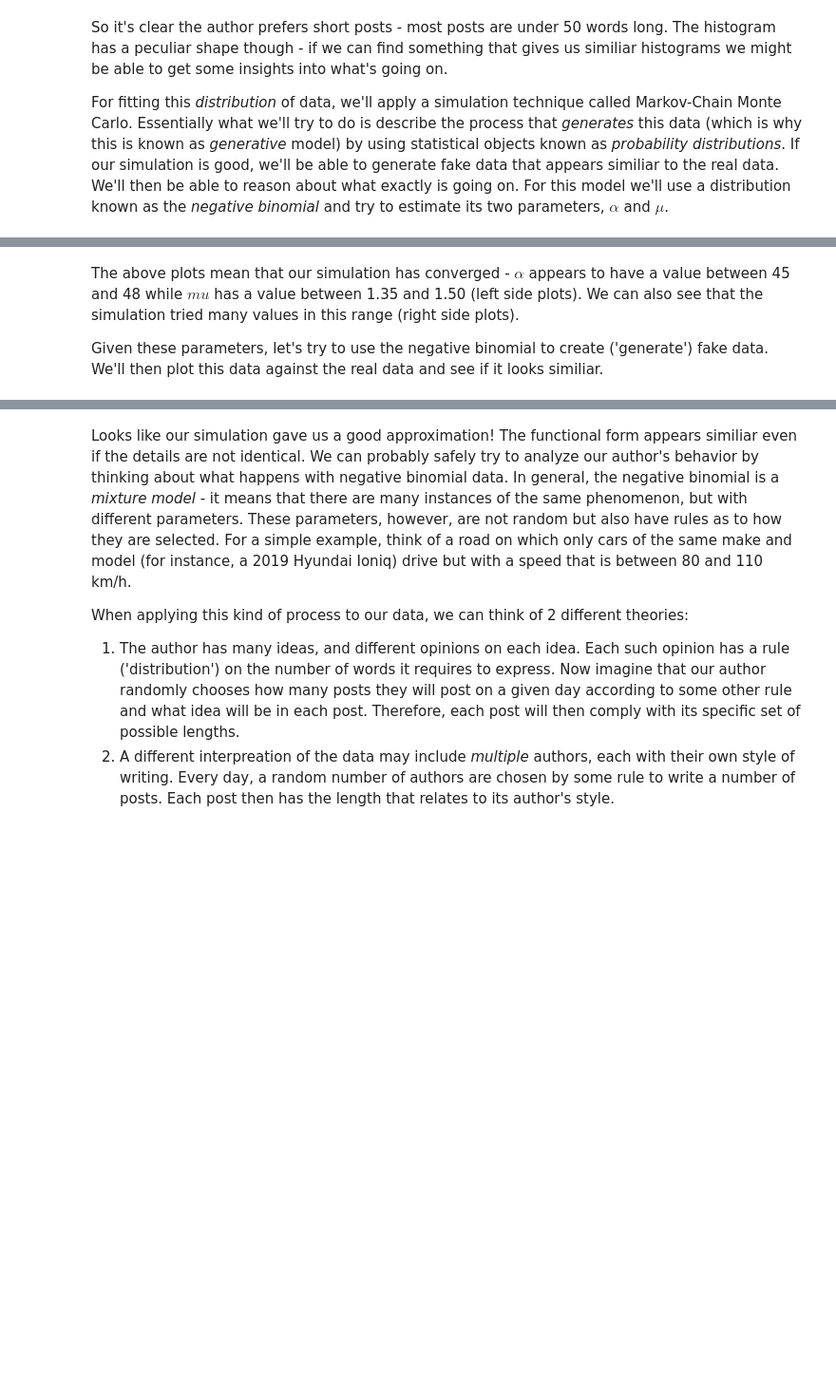
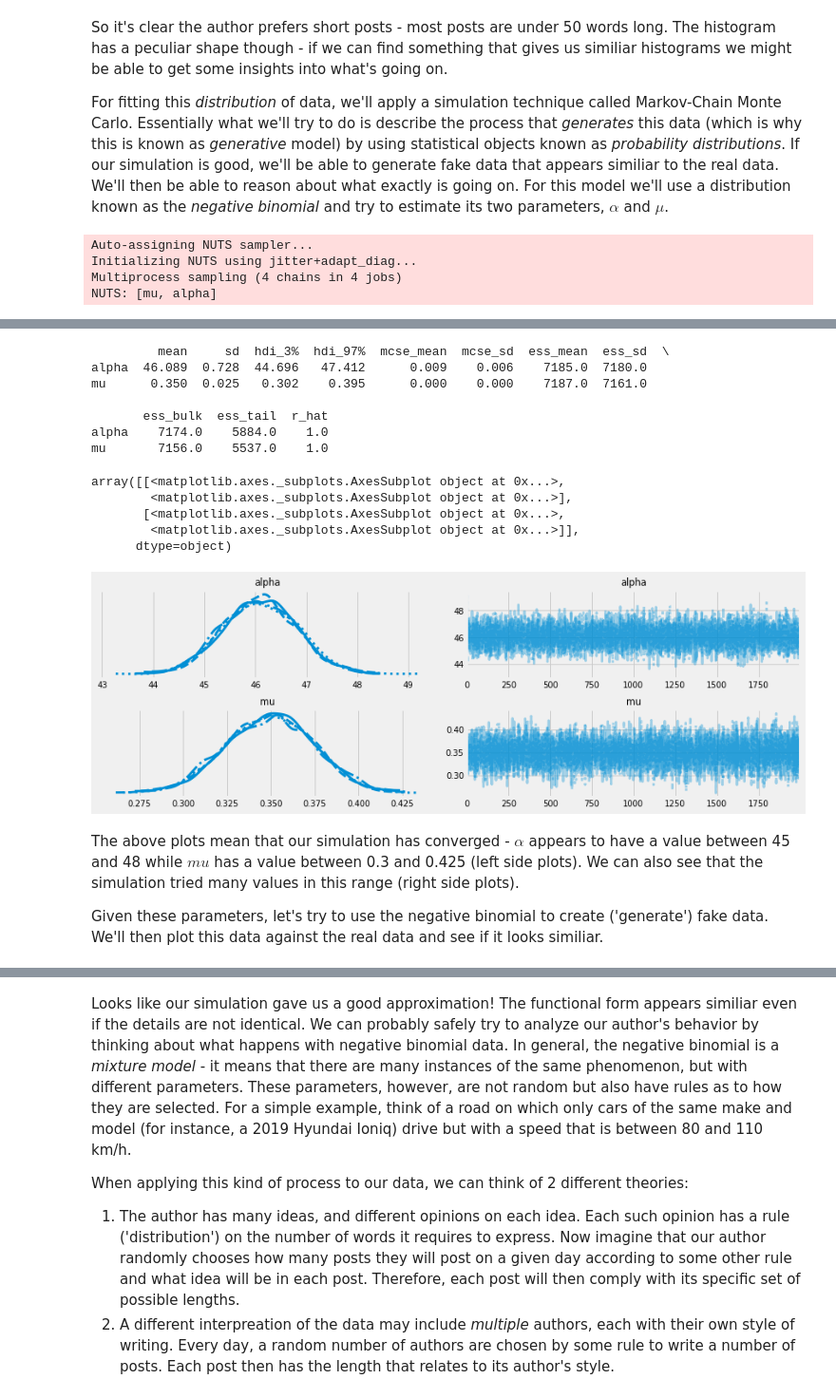
Before and after one commit to yuvmaz/ds_day_in_life, a Jupyter notebook: day_in_the_life.ipynb, the cells around one changed output, grey strips where cells are left out. Shown at 95% size. Drawn from its saved outputs; the diff is of its cells as text; code cells hidden in the pictures; blank space fills up the shorter version.

```diff
--- a/day_in_the_life.ipynb
+++ b/day_in_the_life.ipynb
@@ -230,11 +389,20 @@ So it's clear the author prefers short posts - most posts are under 50 words lon
 
 For fitting this *distribution* of data, we'll apply a simulation technique called Markov-Chain Monte Carlo.  Essentially what we'll try to do is describe the process that *generates* this data (which is why this is known as *generative* model) by using statistical objects known as *probability distributions*.  If our simulation is good, we'll be able to generate fake data that appears similiar to the real data.  We'll then be able to reason about what exactly is going on.  For this model we'll use a distribution known as the *negative binomial* and try to estimate its two parameters, $ \alpha $ and $ \mu $.
 # %%
+from arviz import summary, plot_trace
 with pm.Model() as post_length_model:
     alpha = pm.Normal('alpha', 45, 5)
     mu = np.exp(pm.Normal('mu', 2, 2))
     words = pm.NegativeBinomial('words', alpha, mu, observed=df_stale['words'])
     trace = pm.sample(2000)
 
-print(pm.summary(trace))
-pm.traceplot(trace)
+#print(pm.summary(trace))
+#pm.traceplot(trace)
+
+print(summary(trace))
+plot_trace(trace)
+# %% [output]
+Auto-assigning NUTS sampler...
+Initializing NUTS using jitter+adapt_diag...
+Multiprocess sampling (4 chains in 4 jobs)
+NUTS: [mu, alpha]
@@ -241,5 +411,18 @@ pm.traceplot(trace)
+         mean     sd  hdi_3%  hdi_97%  mcse_mean  mcse_sd  ess_mean  ess_sd  \
+alpha  46.089  0.728  44.696   47.412      0.009    0.006    7185.0  7180.0
+mu      0.350  0.025   0.302    0.395      0.000    0.000    7187.0  7161.0
+
+       ess_bulk  ess_tail  r_hat
+alpha    7174.0    5884.0    1.0
+mu       7156.0    5537.0    1.0
+array([[<matplotlib.axes._subplots.AxesSubplot object at 0x...>,
+        <matplotlib.axes._subplots.AxesSubplot object at 0x...>],
+       [<matplotlib.axes._subplots.AxesSubplot object at 0x...>,
+        <matplotlib.axes._subplots.AxesSubplot object at 0x...>]],
+      dtype=object)
+[figure, added]
 # %% [markdown]
-The above plots mean that  our simulation has converged - $ \alpha $ appears to have a value between 45 and 48 while $ mu $ has a value between 1.35 and 1.50 (left side plots).  We can also see that the simulation tried many values in this range (right side plots).
+The above plots mean that  our simulation has converged - $ \alpha $ appears to have a value between 45 and 48 while $ mu $ has a value between 0.3 and 0.425 (left side plots).  We can also see that the simulation tried many values in this range (right side plots).
 
 Given these parameters, let's try to use the negative binomial to create ('generate') fake data.  We'll then plot this data against the real data and see if it looks similiar.
 # %%
```
Also changed, not shown: parts of 25 cells of this notebook.
